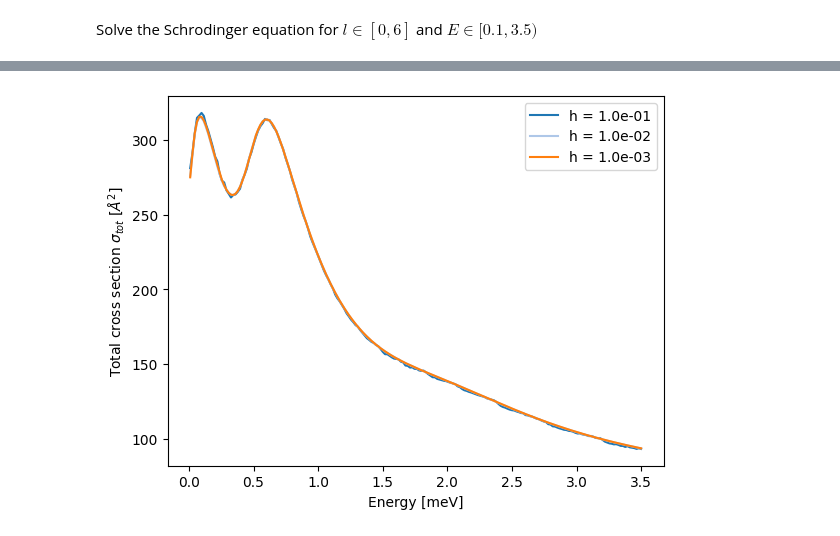
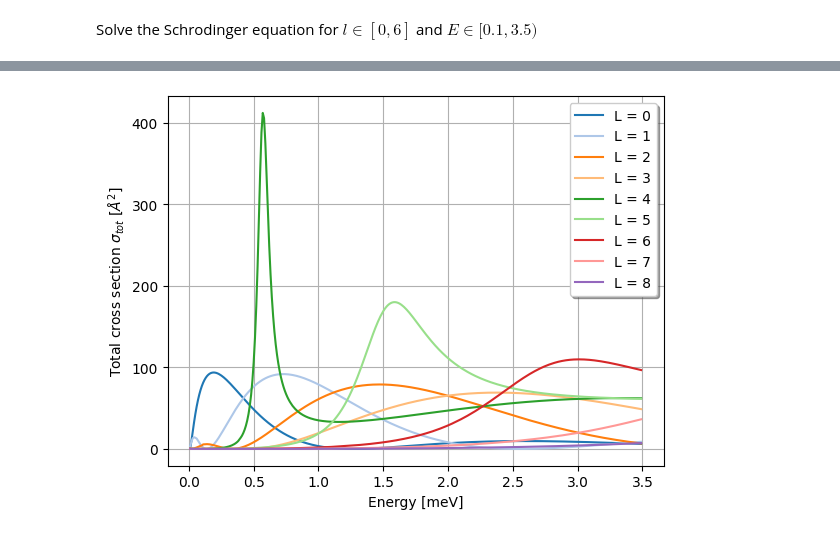
Before and after one commit to ihategoto/physipy, a Jupyter notebook: physipy/notebooks/phase_shifts_scattering.ipynb, the cells around one changed output, grey strips where cells are left out. Cells and saved outputs as stored; diff of their text form; code cells hidden in the pictures.

```diff
--- a/physipy/notebooks/phase_shifts_scattering.ipynb
+++ b/physipy/notebooks/phase_shifts_scattering.ipynb
@@ -151 +168,19 @@ for h in hs:
+# %%
+i = 0
+
+for h in hs:
+    j = 0
+    for _l in ls:
+        cross_sections = 4 * np.pi * kwargs['hbar_squared_over_2_m'] * (2 * _l + 1) * np.pow(np.sin(phases_unwrap_l_8[i, :, j]), 2) / E
+        plt.plot(E, cross_sections, label = f'L = {_l}')
+        plt.ylabel(r'Total cross section $\sigma_{tot}$ [$Å^2$]')
+        plt.xlabel('Energy [meV]')
+        plt.legend(fancybox = True, shadow = True)
+        j += 1
+    i += 1
+
+plt.grid()
+plt.savefig('imgs/cross_section_good_sigma_different_l.pdf', bbox_inches='tight')
+# %% [output]
+[figure, added]
 # %%
@@ -159,15 +194,2 @@ for h in hs:
         j += 1
     i += 1
-# %%
-i = 0
-
-for h in hs:
-    plt.ylabel(r'Total cross section $\sigma_{tot}$ [$Å^2$]')
-    plt.xlabel('Energy [meV]')
-    plt.plot(E, cross_sections[i], label = f'h = {h:.1e}')
-    i += 1
-
-plt.legend()
-plt.show()
-# %% [output]
-[figure, removed]
```
Also changed, not shown: parts of 30 cells of this notebook.
